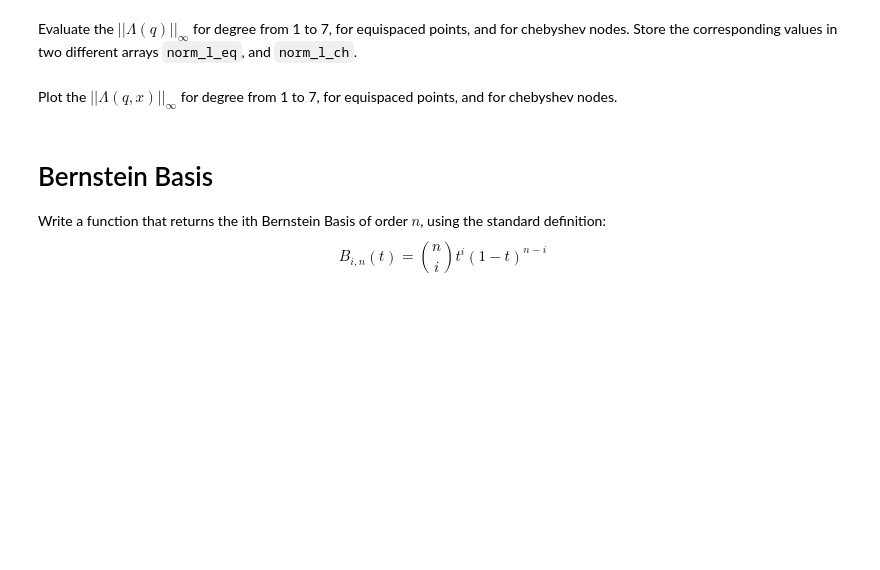
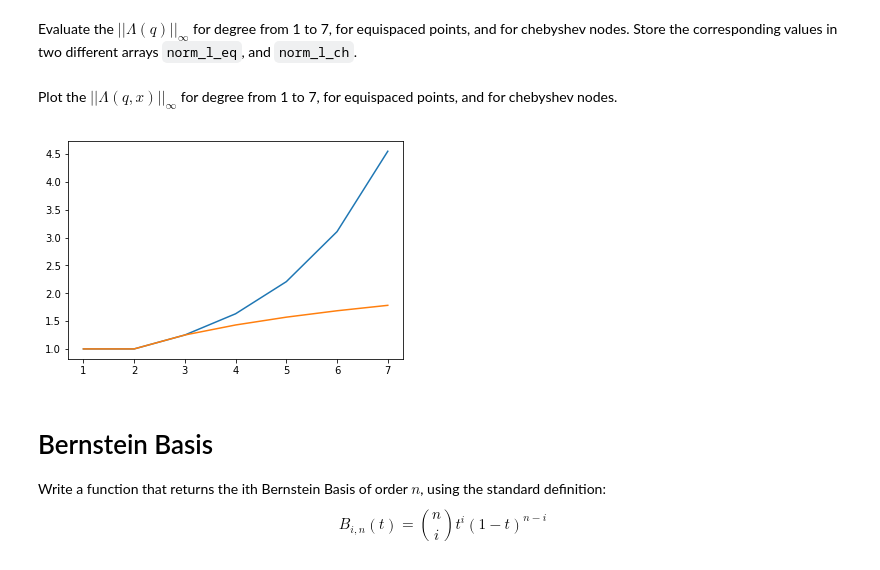
Before and after one commit to postaxmi/P1.4_seed, a Jupyter notebook: assignments/00_Basics/D2-exercises.ipynb, the cells around one changed output. Drawn from its saved outputs; the diff is of its cells as text; code cells hidden in the pictures; blank space fills up the shorter version.

```diff
--- a/assignments/00_Basics/D2-exercises.ipynb
+++ b/assignments/00_Basics/D2-exercises.ipynb
@@ -128,3 +155,14 @@ raise NotImplementedError()
+# %%
+# YOUR CODE HERE
+#raise NotImplementedError()
+nodesRange=range(1,8)
+points=[linspace(0,1,nodes) for nodes in nodesRange]
+lambdas=[lambda_function(_points) for _points in points]
+norm_l_eq=[function_norm(l) for l in lambdas]
+
+points=[array(chebyshev_nodes(nodes)) for nodes in nodesRange]
+lambdas=[lambda_function(_points) for _points in points]
+norm_l_ch=[function_norm(lambdas[l],points[l][0],points[l][-1]) for l in range(0,len(lambdas))]
 # %%
 assert_almost_equal(norm_l_eq,[1.,1.,1.25,1.63113031,2.2078244,3.10630116,4.54934179], decimal=5)
 assert_almost_equal(norm_l_ch,[1.,1.,1.25,1.42987272,1.57016749,1.68514046,1.78252989], decimal=5)
@@ -132,7 +170,11 @@ assert_almost_equal(norm_l_ch,[1.,1.,1.25,1.42987272,1.57016749,1.68514046,1.782
 Plot the $||\Lambda(q,x)||_{\infty}$ for degree from 1 to 7, for equispaced points, and for chebyshev nodes.
 # %%
 # YOUR CODE HERE
-raise NotImplementedError()
+#raise NotImplementedError()
+_=plot(nodesRange,norm_l_eq)
+_=plot(nodesRange,norm_l_ch)
+# %% [output]
+[figure, added]
 # %% [markdown]
 # Bernstein Basis
 Write a function that returns the ith Bernstein Basis of order $n$, using the standard definition:
```
Also changed, not shown: parts of 30 cells of this notebook, 1 other file.
